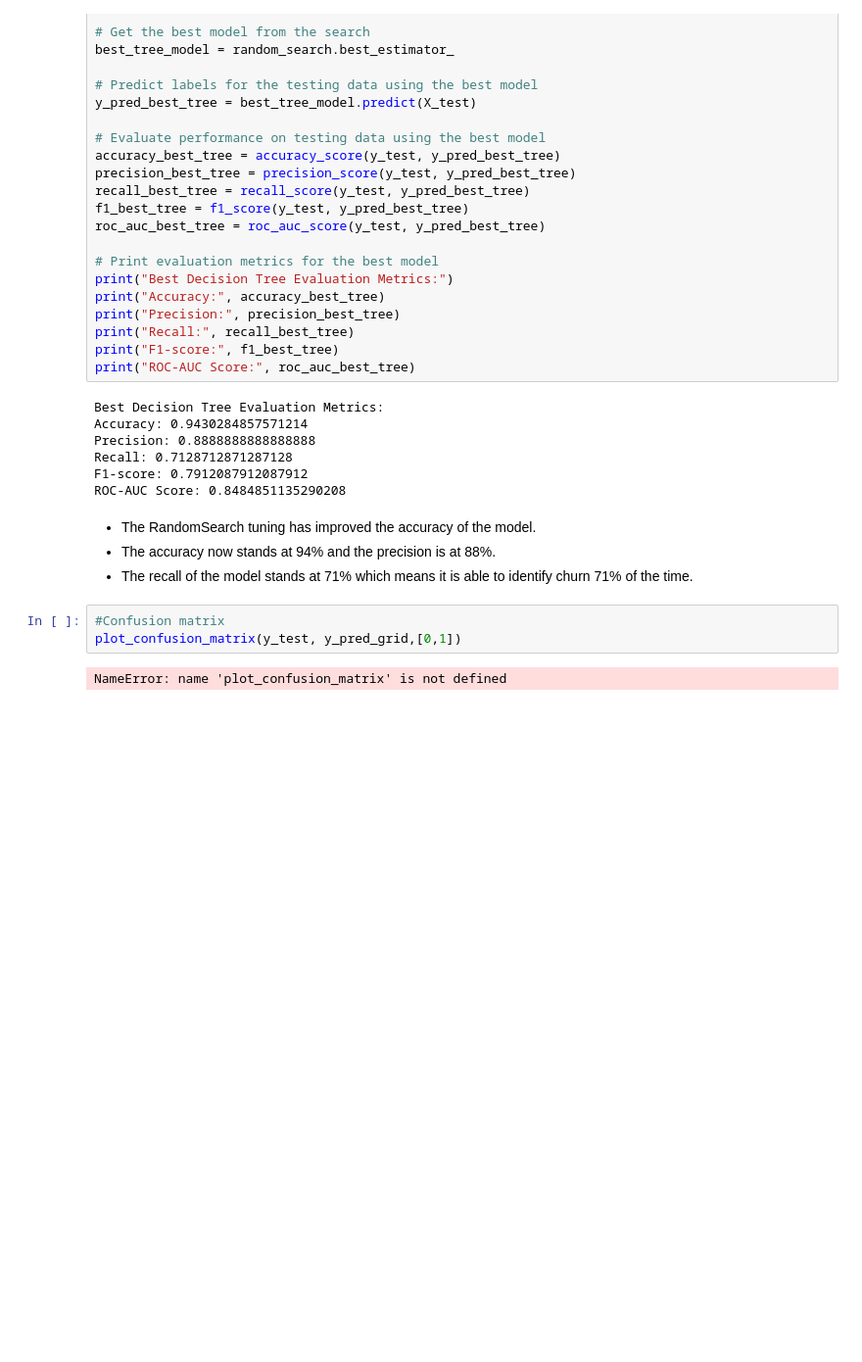
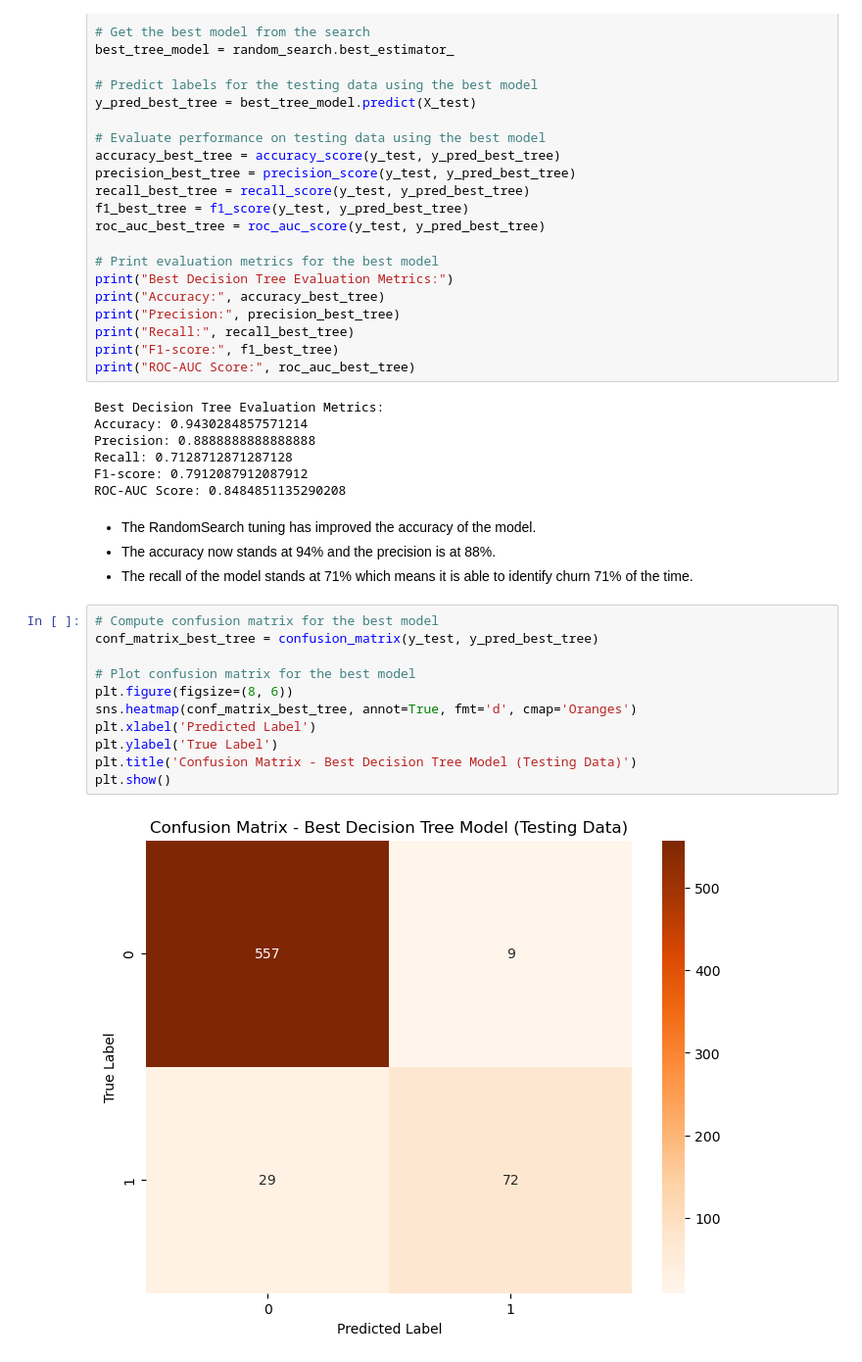
Before and after one commit to Nzuuko/Phase-3-Project, a Jupyter notebook: notebook.ipynb, the cells around one changed output. Shown at 98% size. Drawn from its saved outputs; the diff is of its cells as text; blank space fills up the shorter version.

```diff
--- a/notebook.ipynb
+++ b/notebook.ipynb
@@ -1062,8 +1062,16 @@ ROC-AUC Score: 0.8484851135290208
 - The RandomSearch tuning has improved the accuracy of the model.
 - The accuracy now stands at 94% and the precision is at 88%.
 - The recall of the model stands at 71% which means it is able to identify churn 71% of the time.
-# %%
-#Confusion matrix
-plot_confusion_matrix(y_test, y_pred_grid,[0,1])
-# %% [output]
-NameError: name 'plot_confusion_matrix' is not defined
+# %%
+# Compute confusion matrix for the best model
+conf_matrix_best_tree = confusion_matrix(y_test, y_pred_best_tree)
+
+# Plot confusion matrix for the best model
+plt.figure(figsize=(8, 6))
+sns.heatmap(conf_matrix_best_tree, annot=True, fmt='d', cmap='Oranges')
+plt.xlabel('Predicted Label')
+plt.ylabel('True Label')
+plt.title('Confusion Matrix - Best Decision Tree Model (Testing Data)')
+plt.show()
+# %% [output]
+[figure, added]
```
Also changed, not shown: parts of 2 cells of this notebook.
